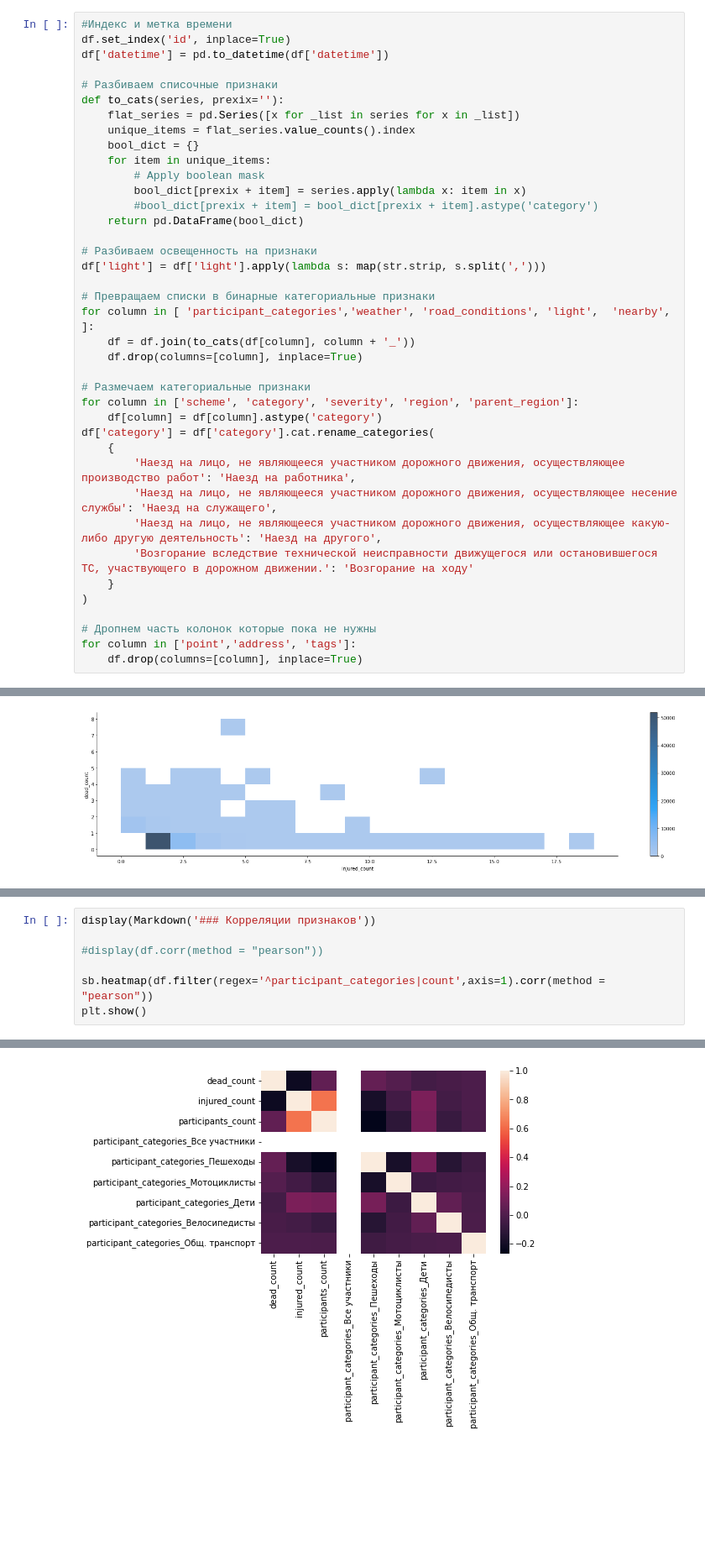
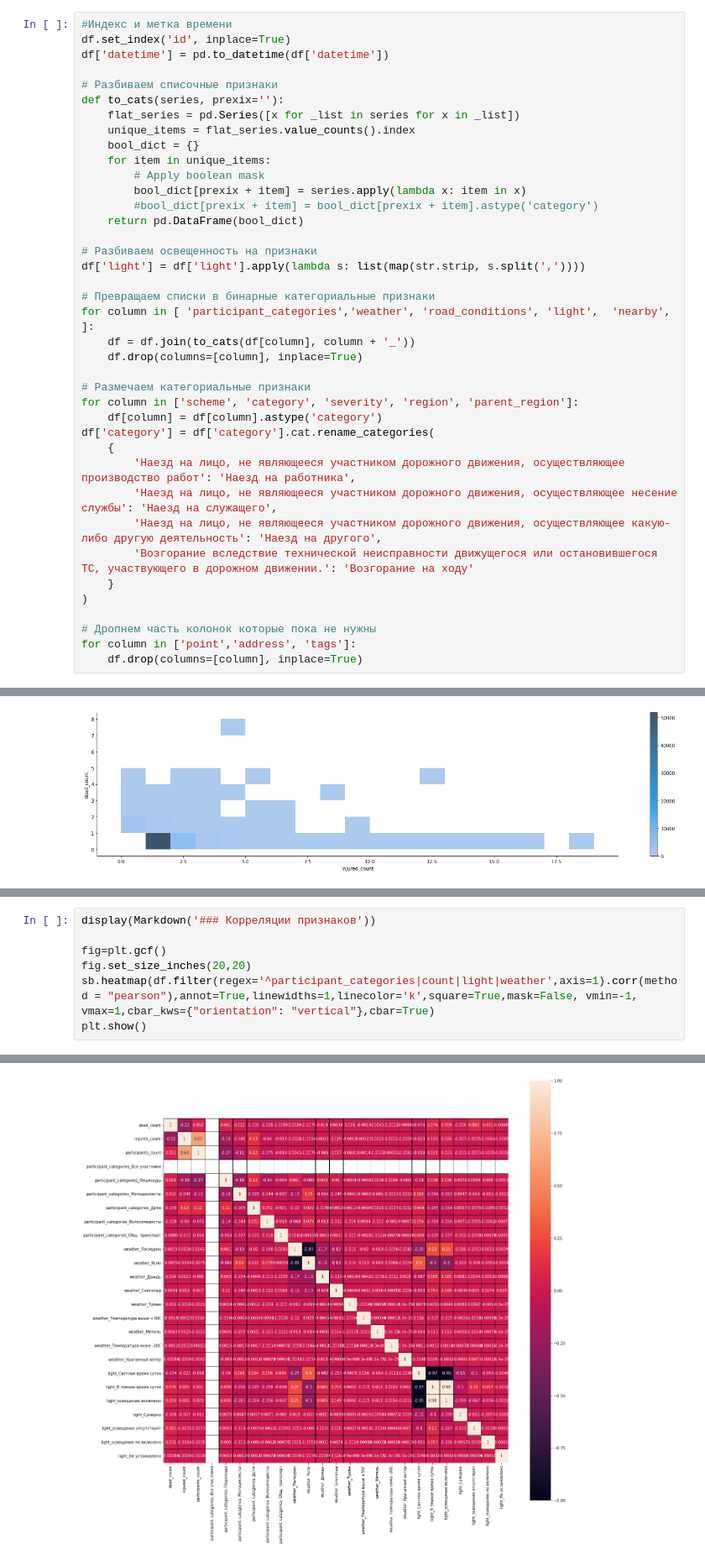
Before and after one commit to shlykov/dtp-stat-nb, a Jupyter notebook: dtp-regions.ipynb, the cells around one changed output, grey strips where cells are left out. Shown: that part at 84% size. Cells and saved outputs as stored; diff of their text form; blank space fills up the shorter version.

```diff
--- a/dtp-regions.ipynb
+++ b/dtp-regions.ipynb
@@ -104,7 +104,7 @@ def to_cats(series, prexix=''):
     return pd.DataFrame(bool_dict)
 
 # Разбиваем освещенность на признаки
-df['light'] = df['light'].apply(lambda s: map(str.strip, s.split(',')))
+df['light'] = df['light'].apply(lambda s: list(map(str.strip, s.split(','))))
 
 # Превращаем списки в бинарные категориальные признаки
 for column in [ 'participant_categories','weather', 'road_conditions', 'light',  'nearby', ]:
@@ -169,13 +169,13 @@ plt.show()
 # %%
 display(Markdown('### Корреляции признаков'))
 
-#display(df.corr(method = "pearson"))
-
-sb.heatmap(df.filter(regex='^participant_categories|count',axis=1).corr(method = "pearson"))
+fig=plt.gcf()
+fig.set_size_inches(20,20)
+sb.heatmap(df.filter(regex='^participant_categories|count|light|weather',axis=1).corr(method = "pearson"),annot=True,linewidths=1,linecolor='k',square=True,mask=False, vmin=-1, vmax=1,cbar_kws={"orientation": "vertical"},cbar=True)
 plt.show()
 # %% [output]
 ### Корреляции признаков
-[figure, old version]
+[figure, new version]
 # %% [markdown]
 ## Примеры похожих исследований на Kaggle
 - [Us-accidents](https://www.kaggle.com/sobhanmoosavi/us-accidents/tasks)
```
